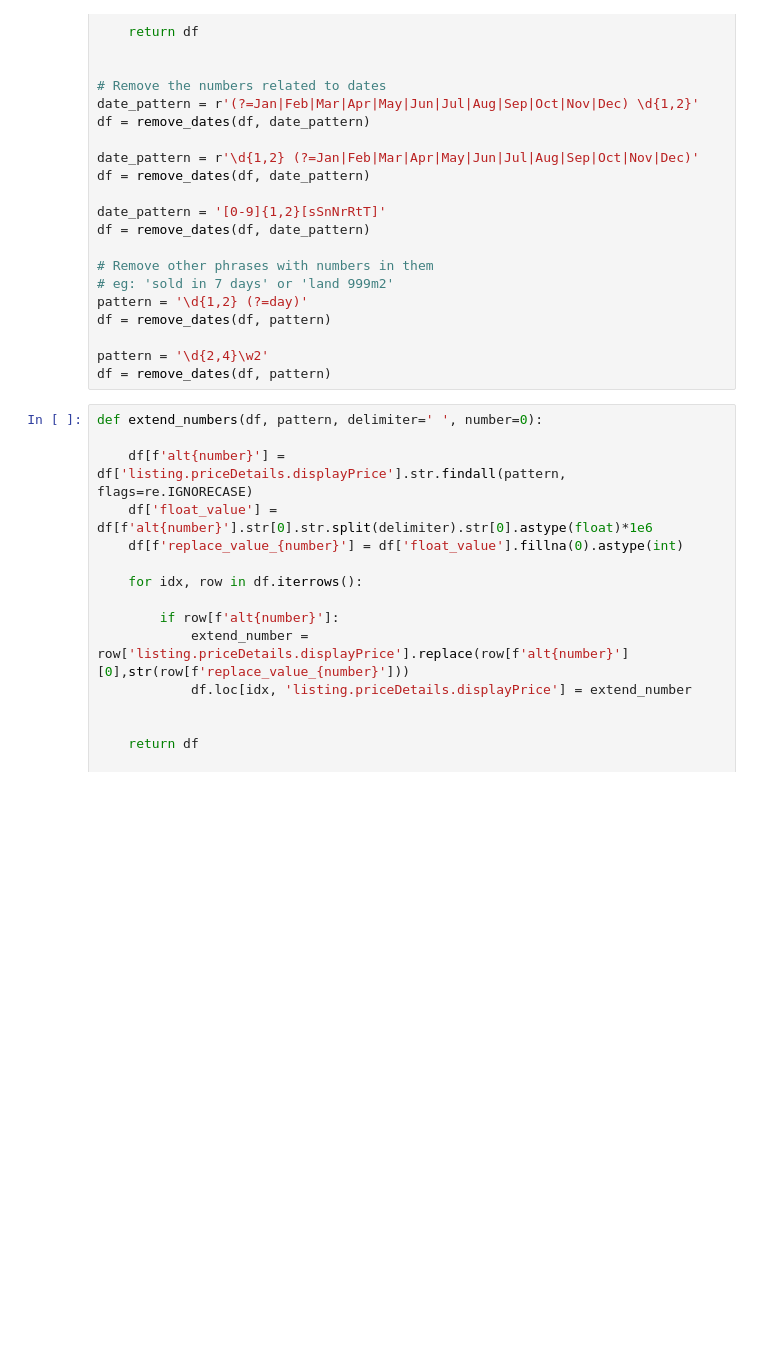
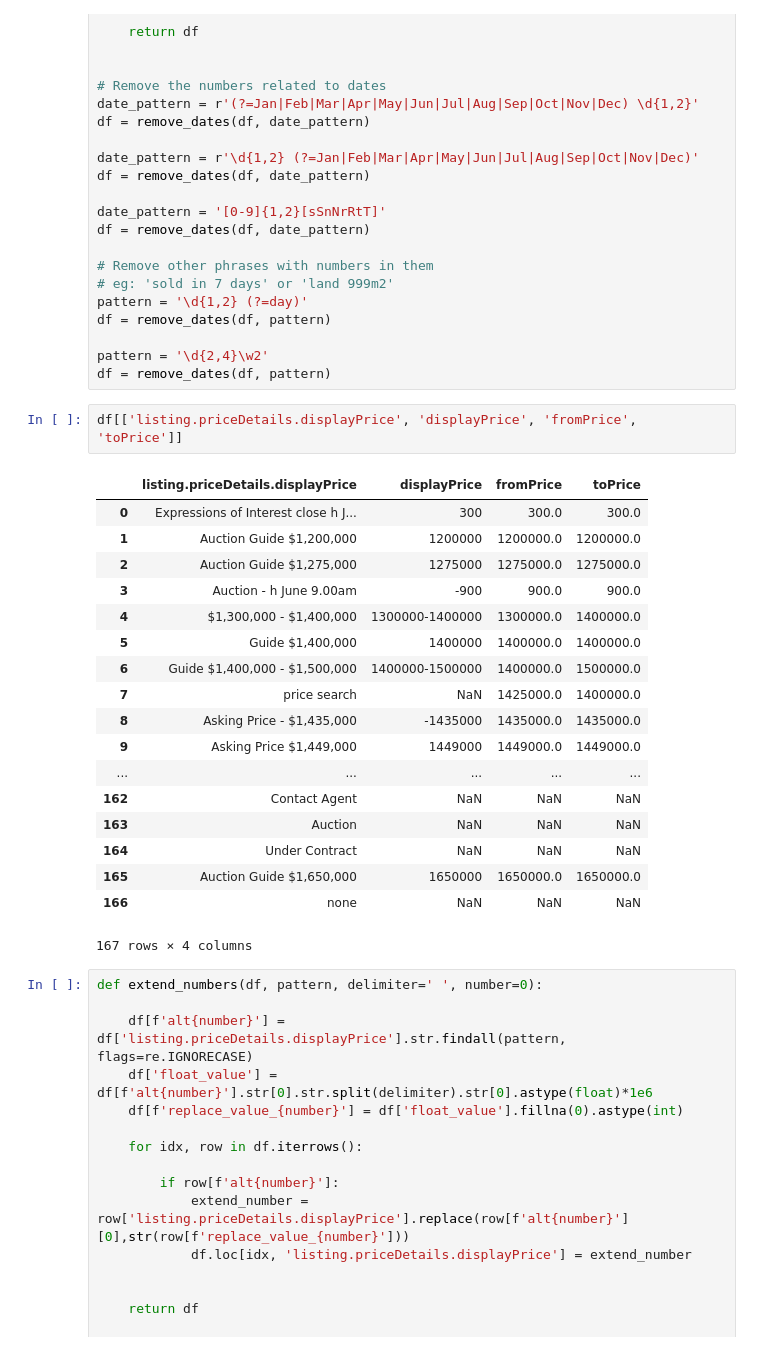
Before and after one commit to beaubellamy/DomainRealestate, a Jupyter notebook: find_price_testing.ipynb, the cells around one changed output. Cells and saved outputs as stored; diff of their text form; blank space fills up the shorter version.

```diff
--- a/find_price_testing.ipynb
+++ b/find_price_testing.ipynb
@@ -64,6 +64,27 @@ df = remove_dates(df, pattern)
 
 pattern = '\d{2,4}\w2'
 df = remove_dates(df, pattern)
+# %%
+df[['listing.priceDetails.displayPrice', 'displayPrice', 'fromPrice', 'toPrice']]
+# %% [output]
+|  | listing.priceDetails.displayPrice | displayPrice | fromPrice | toPrice |
+| 0 | Expressions of Interest close h J... | 300 | 300.0 | 300.0 |
+| 1 | Auction Guide $1,200,000 | 1200000 | 1200000.0 | 1200000.0 |
+| 2 | Auction Guide $1,275,000 | 1275000 | 1275000.0 | 1275000.0 |
+| 3 | Auction - h June 9.00am | -900 | 900.0 | 900.0 |
+| 4 | $1,300,000 - $1,400,000 | 1300000-1400000 | 1300000.0 | 1400000.0 |
+| 5 | Guide $1,400,000 | 1400000 | 1400000.0 | 1400000.0 |
+| 6 | Guide $1,400,000 - $1,500,000 | 1400000-1500000 | 1400000.0 | 1500000.0 |
+| 7 | price search | NaN | 1425000.0 | 1400000.0 |
+| 8 | Asking Price - $1,435,000 | -1435000 | 1435000.0 | 1435000.0 |
+| 9 | Asking Price $1,449,000 | 1449000 | 1449000.0 | 1449000.0 |
+| ... | ... | ... | ... | ... |
+| 162 | Contact Agent | NaN | NaN | NaN |
+| 163 | Auction | NaN | NaN | NaN |
+| 164 | Under Contract | NaN | NaN | NaN |
+| 165 | Auction Guide $1,650,000 | 1650000 | 1650000.0 | 1650000.0 |
+| 166 | none | NaN | NaN | NaN |
+167 rows × 4 columns
 # %%
 def extend_numbers(df, pattern, delimiter=' ', number=0):
 
```
Also changed, not shown: 3 other files.
